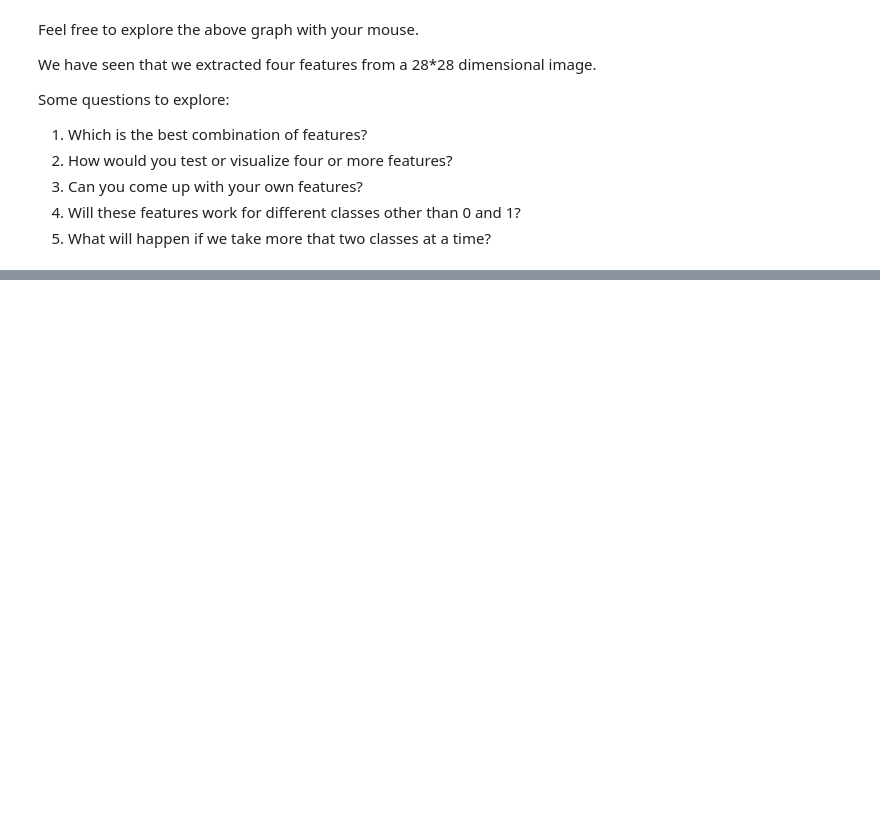
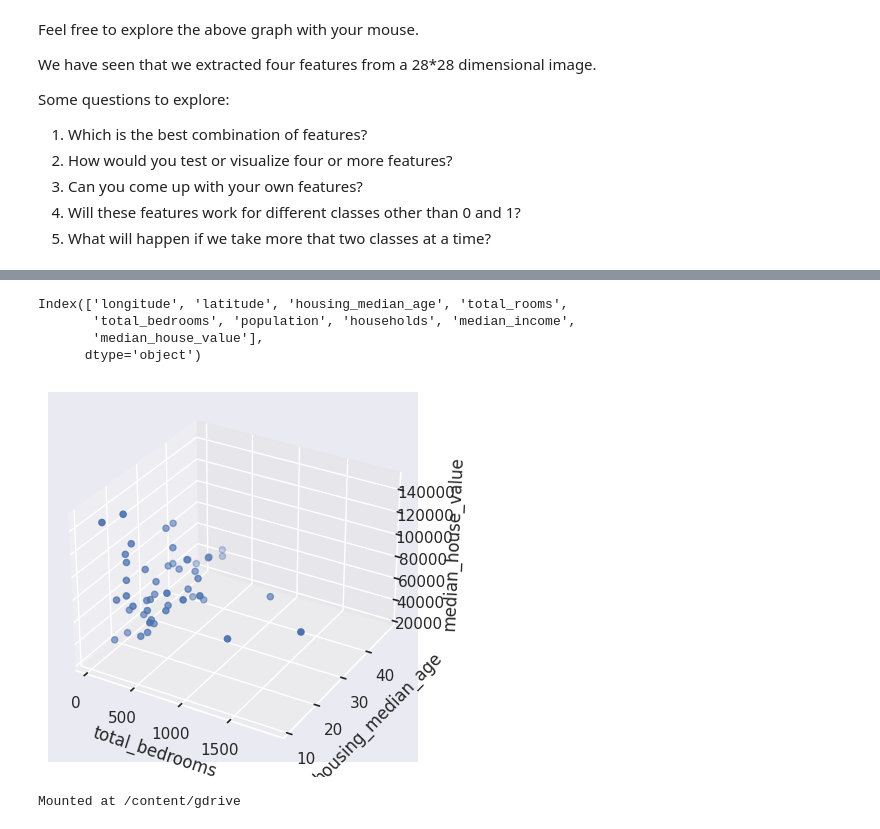
Before and after one commit to Risha46/FMML_ASSIGNMENTS, a Jupyter notebook: Module_01_Lab_01_Features.ipynb, the cells around one changed output, grey strips where cells are left out. Saved outputs shown, nothing was run; the diff lists cells and outputs as text; code cells hidden in the pictures; blank space fills up the shorter version.

```diff
--- a/Module_01_Lab_01_Features.ipynb
+++ b/Module_01_Lab_01_Features.ipynb
@@ -444,0 +500,4 @@ Some questions to explore:
+# %%
+import pandas as pd
+
+df = pd.read_csv('/content/sample_data/california_housing_train.csv')
@@ -444,0 +513,44 @@ Some questions to explore:
+# %%
+df.columns
+# %% [output]
+Index(['longitude', 'latitude', 'housing_median_age', 'total_rooms',
+       'total_bedrooms', 'population', 'households', 'median_income',
+       'median_house_value'],
+      dtype='object')
+# %%
+df = df.rename(columns={'oldName1': 'newName1', 'oldName2': 'newName2'})
+# %%
+
+import matplotlib.pyplot as plt
+import pandas as pd
+import seaborn as sns
+from mpl_toolkits.mplot3d import Axes3D
+
+
+sns.set(style = "darkgrid")
+
+fig = plt.figure()
+ax = fig.add_subplot(111, projection = '3d')
+
+x = df['total_bedrooms'][:50]
+y = df['housing_median_age'][:50]
+z = df['median_house_value'][:50]
+
+ax.set_xlabel("total_bedrooms")
+ax.set_ylabel("housing_median_age")
+ax.set_zlabel("median_house_value")
+
+ax.scatter(x, y, z)
+
+plt.show()
+# %% [output]
+[figure, added]
+# %%
+## Task :
+## Download a CSV file from the internet, upload it to your google drive.
+## Read the CSV file and plot graphs using different combination of features and write your analysis
+## Ex : IRIS flower datasaet
+from google.colab import drive
+drive.mount('/content/gdrive')
+# %% [output]
+Mounted at /content/gdrive
```
Also changed, not shown: parts of 14 cells of this notebook.
